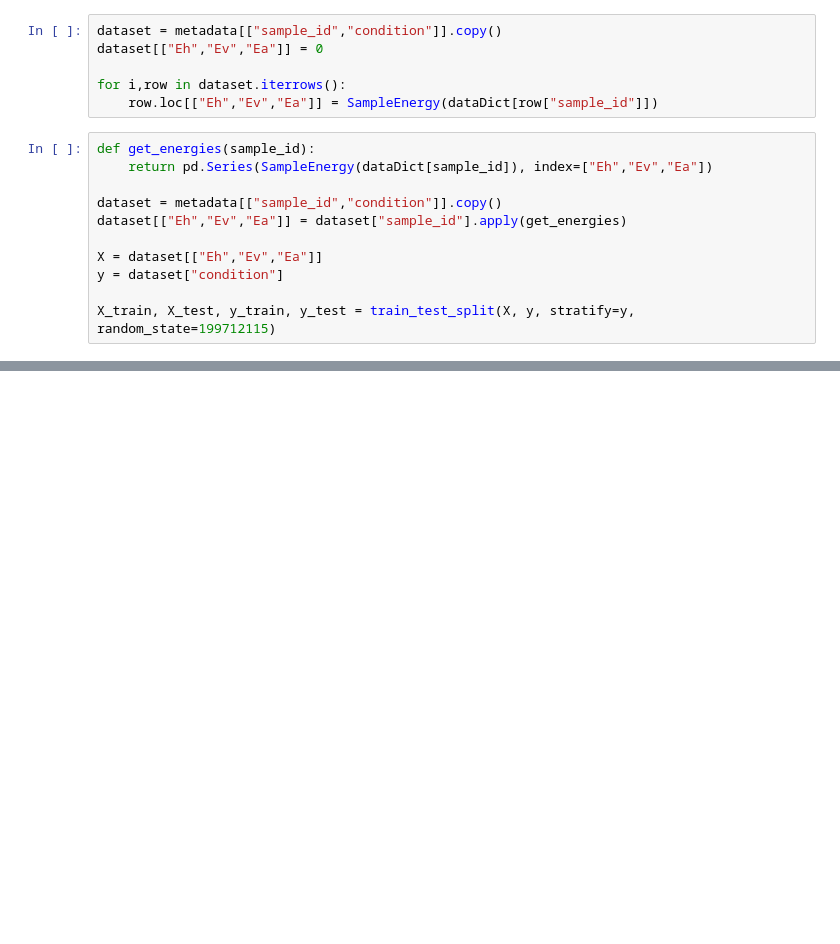
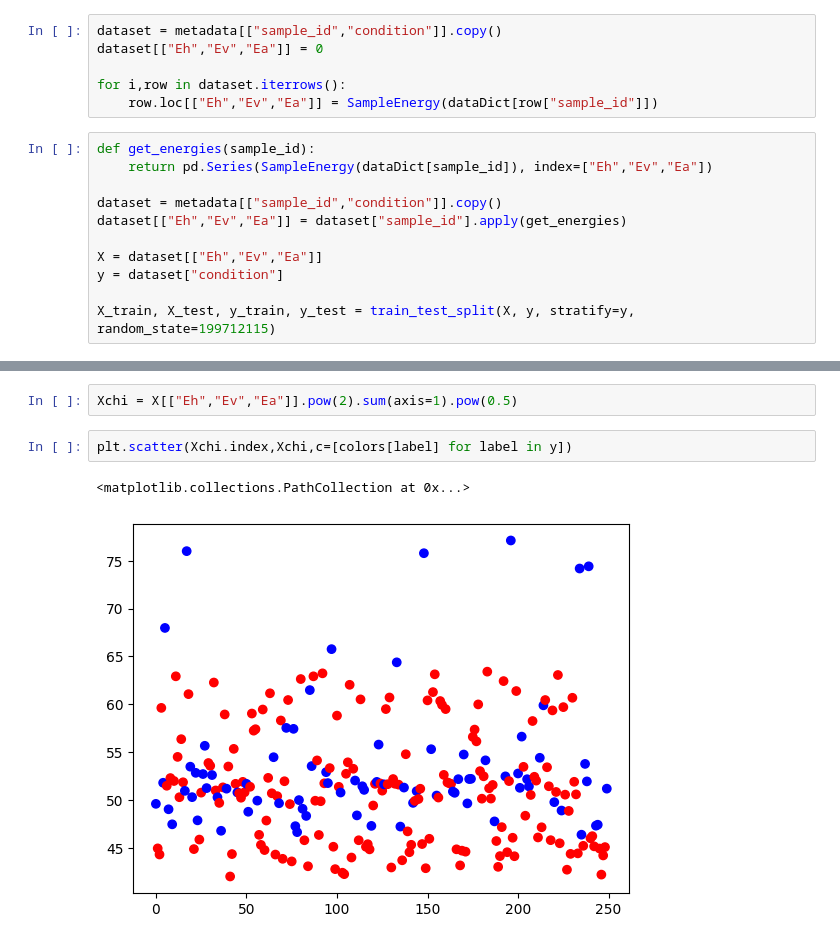
Before and after one commit to pyKuga/TRACTIAN, a Jupyter notebook: part3.ipynb, the cells around one changed output, grey strips where cells are left out. Drawn from its saved outputs; the diff is of its cells as text; blank space fills up the shorter version.

```diff
--- a/part3.ipynb
+++ b/part3.ipynb
@@ -225,0 +265,7 @@ ax.view_init(elev=45, azim=90)
+# %%
+Xchi = X[["Eh","Ev","Ea"]].pow(2).sum(axis=1).pow(0.5)
+# %%
+plt.scatter(Xchi.index,Xchi,c=[colors[label] for label in y])
+# %% [output]
+<matplotlib.collections.PathCollection at 0x...>
+[figure, added]
```
Also changed, not shown: parts of 7 cells of this notebook.
